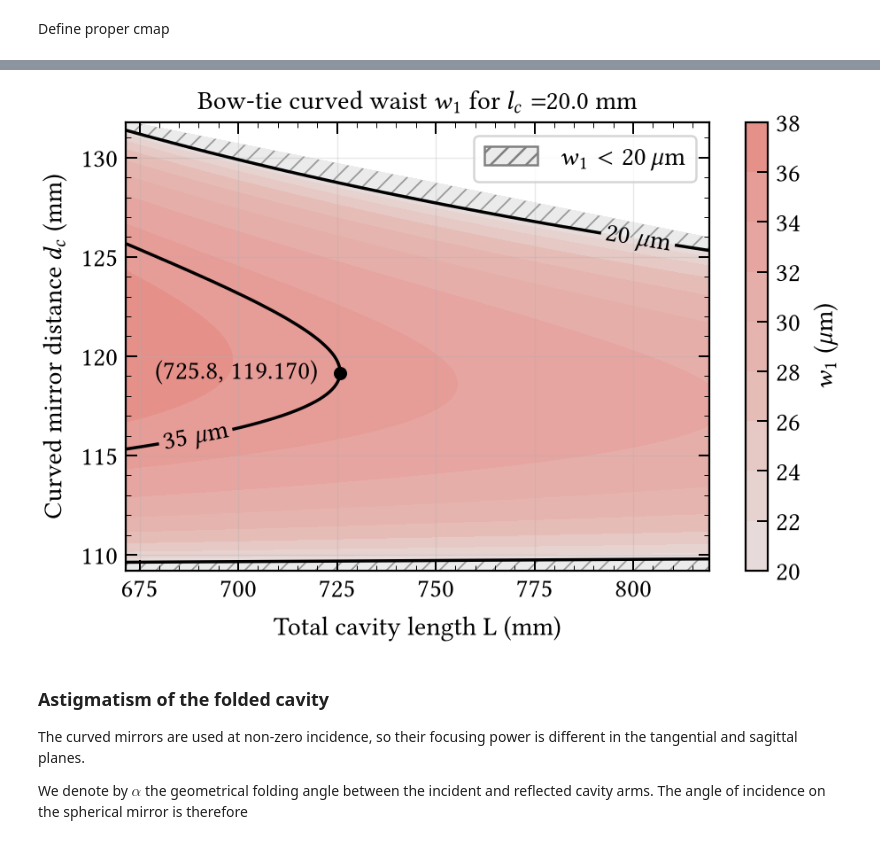
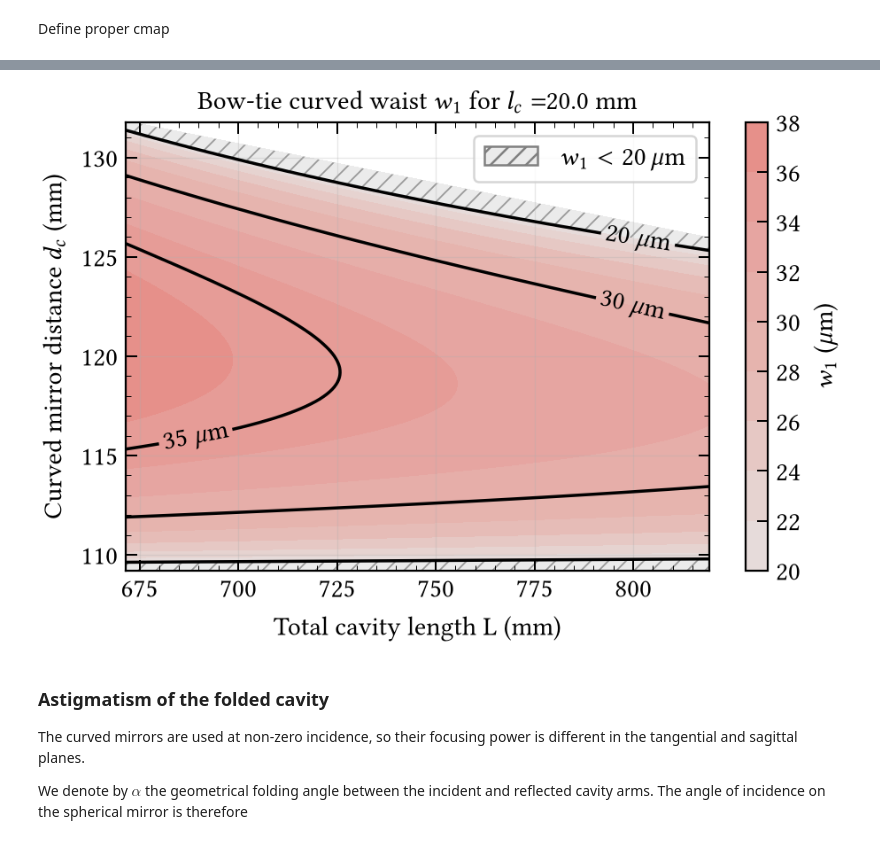
Before and after one commit to eq15t-panda/PANDASimulation, a Jupyter notebook: cavity/cavity.ipynb, the cells around one changed output, grey strips where cells are left out. Drawn from its saved outputs; the diff is of its cells as text; code cells hidden in the pictures.

```diff
--- a/cavity/cavity.ipynb
+++ b/cavity/cavity.ipynb
@@ -570,7 +570,7 @@ cbar = fig.colorbar(cf, ax=ax)
 cbar.set_label(r"$w_1$ ($\mu$m)")
 
 # Main contour lines
-levels = [20, 35, 40, 50]
+levels = [20, 30, 35, 40, 50]
 
 CS = ax.tricontour(
     tri,
@@ -686,44 +686,44 @@ for level, segs in zip(levels, CS.allsegs):
     df_solutions[level] = df_valid
 
     # --- Place the stability tip ---
-    seg = max(segs, key=lambda s: s[:, 0].max())
-    idx = np.argmax(seg[:, 0])
-    x_tip, y_tip = seg[idx]
-    L0, dc = seg[idx]
-    print(f"L0 = {L0:.3f} mm, d_c = {d_c:.3f} mm")
-
-
-    if x_tip > xmax - edge_tol:
-        continue
-
-    ax.plot(x_tip, y_tip, "o", color=stability_color)
-
-    dx_curve = seg[min(idx + 1, len(seg) - 1), 0] - seg[max(idx - 1, 0), 0]
-    prefer_left = dx_curve >= 0
-
-    def place(xoff, ha):
-        txt = ax.annotate(
-            f"({x_tip:.1f}, {y_tip:.3f})",
-            xy=(x_tip, y_tip),
-            xytext=(xoff, 0),
-            textcoords="offset points",
-            color=stability_color,
-            ha=ha,
-            va="center",
-        )
-        bbox = txt.get_window_extent(renderer=renderer)
-        bbox_data = bbox.transformed(ax.transData.inverted())
-        return txt, bbox_data
-
-    # push further out (18 instead of 5) so the text clears the diverging branches
-    push_pos = 10
-    xoff, ha = (-push_pos, "right") if prefer_left else (push_pos, "left")
-    txt, bbox_data = place(xoff, ha)
-
-    if bbox_data.x1 > xmax or bbox_data.x0 < xmin:
-        txt.remove()
-        xoff, ha = (push_pos, "left") if ha == "right" else (-push_pos, "right")
-        txt, bbox_data = place(xoff, ha)
+    # seg = max(segs, key=lambda s: s[:, 0].max())
+    # idx = np.argmax(seg[:, 0])
+    # x_tip, y_tip = seg[idx]
+    # L0, dc = seg[idx]
+    # print(f"L0 = {L0:.3f} mm, d_c = {d_c:.3f} mm")
+    #
+    #
+    # if x_tip > xmax - edge_tol:
+    #     continue
+    #
+    # ax.plot(x_tip, y_tip, "o", color=stability_color)
+    #
+    # dx_curve = seg[min(idx + 1, len(seg) - 1), 0] - seg[max(idx - 1, 0), 0]
+    # prefer_left = dx_curve >= 0
+    #
+    # def place(xoff, ha):
+    #     txt = ax.annotate(
+    #         f"({x_tip:.1f}, {y_tip:.3f})",
+    #         xy=(x_tip, y_tip),
+    #         xytext=(xoff, 0),
+    #         textcoords="offset points",
+    #         color=stability_color,
+    #         ha=ha,
+    #         va="center",
+    #     )
+    #     bbox = txt.get_window_extent(renderer=renderer)
+    #     bbox_data = bbox.transformed(ax.transData.inverted())
+    #     return txt, bbox_data
+    #
+    # # push further out (18 instead of 5) so the text clears the diverging branches
+    # push_pos = 10
+    # xoff, ha = (-push_pos, "right") if prefer_left else (push_pos, "left")
+    # txt, bbox_data = place(xoff, ha)
+    #
+    # if bbox_data.x1 > xmax or bbox_data.x0 < xmin:
+    #     txt.remove()
+    #     xoff, ha = (push_pos, "left") if ha == "right" else (-push_pos, "right")
+    #     txt, bbox_data = place(xoff, ha)
 
 texts = ax.clabel(
     CS,
@@ -756,4 +754,4 @@ L0 = 725.792 mm, d_c = 119.170 mm
-[figure, old version]
+[figure, new version]
 # %%
 fig.savefig("./figure/" + f"coupler_{selected_coupler:.0f}_stable_cavity.svg", dpi=300)
 # %% [markdown]
```
Also changed, not shown: parts of 7 cells of this notebook.
